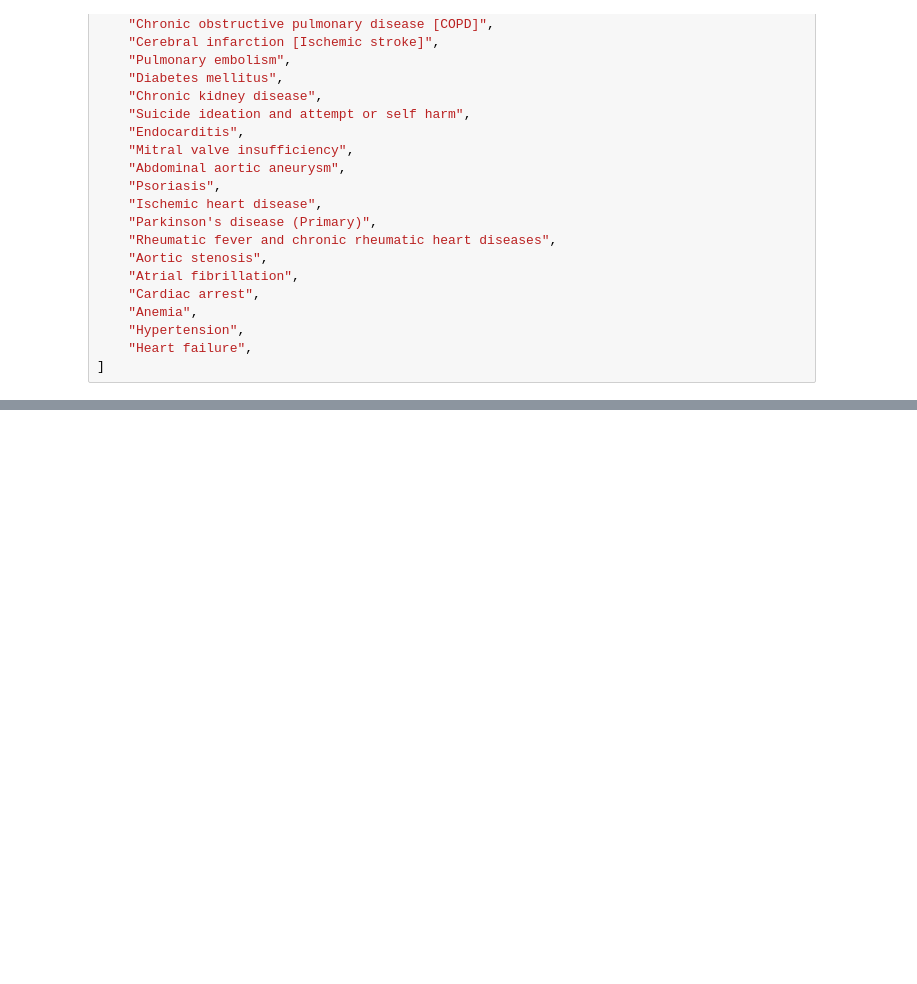
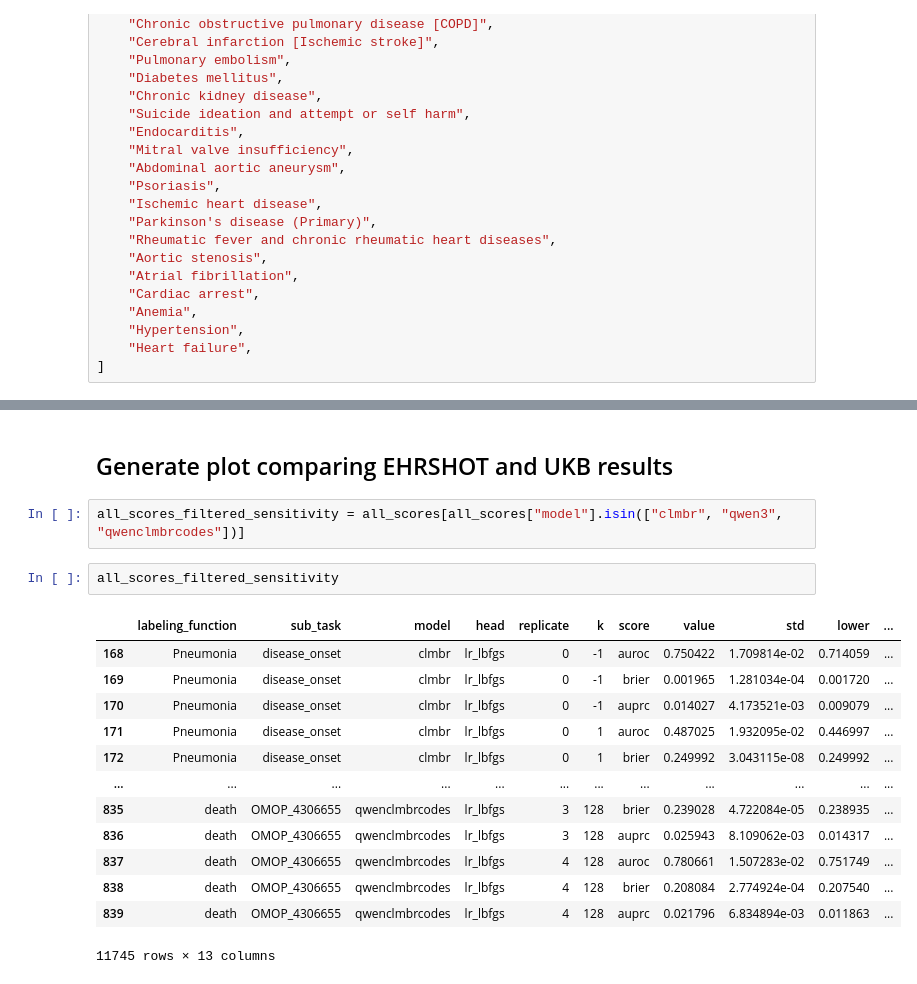
Before and after one commit to stefanhgm/ehrshot-benchmark, a Jupyter notebook: UKB_validation/ResultEvaluation.ipynb, the cells around one changed output, grey strips where cells are left out. Saved outputs shown, nothing was run; the diff lists cells and outputs as text; blank space fills up the shorter version.

```diff
--- a/UKB_validation/ResultEvaluation.ipynb
+++ b/UKB_validation/ResultEvaluation.ipynb
@@ -336,0 +356,20 @@ pretty_table
+# %% [markdown]
+## Generate plot comparing EHRSHOT and UKB results
+# %%
+all_scores_filtered_sensitivity = all_scores[all_scores["model"].isin(["clmbr", "qwen3", "qwenclmbrcodes"])]
+# %%
+all_scores_filtered_sensitivity
+# %% [output]
+|  | labeling_function | sub_task | model | head | replicate | k | score | value | std | lower | ... |
+| 168 | Pneumonia | disease_onset | clmbr | lr_lbfgs | 0 | -1 | auroc | 0.750422 | 1.709814e-02 | 0.714059 | ... |
+| 169 | Pneumonia | disease_onset | clmbr | lr_lbfgs | 0 | -1 | brier | 0.001965 | 1.281034e-04 | 0.001720 | ... |
+| 170 | Pneumonia | disease_onset | clmbr | lr_lbfgs | 0 | -1 | auprc | 0.014027 | 4.173521e-03 | 0.009079 | ... |
+| 171 | Pneumonia | disease_onset | clmbr | lr_lbfgs | 0 | 1 | auroc | 0.487025 | 1.932095e-02 | 0.446997 | ... |
+| 172 | Pneumonia | disease_onset | clmbr | lr_lbfgs | 0 | 1 | brier | 0.249992 | 3.043115e-08 | 0.249992 | ... |
+| ... | ... | ... | ... | ... | ... | ... | ... | ... | ... | ... | ... |
+| 835 | death | OMOP_4306655 | qwenclmbrcodes | lr_lbfgs | 3 | 128 | brier | 0.239028 | 4.722084e-05 | 0.238935 | ... |
+| 836 | death | OMOP_4306655 | qwenclmbrcodes | lr_lbfgs | 3 | 128 | auprc | 0.025943 | 8.109062e-03 | 0.014317 | ... |
+| 837 | death | OMOP_4306655 | qwenclmbrcodes | lr_lbfgs | 4 | 128 | auroc | 0.780661 | 1.507283e-02 | 0.751749 | ... |
+| 838 | death | OMOP_4306655 | qwenclmbrcodes | lr_lbfgs | 4 | 128 | brier | 0.208084 | 2.774924e-04 | 0.207540 | ... |
+| 839 | death | OMOP_4306655 | qwenclmbrcodes | lr_lbfgs | 4 | 128 | auprc | 0.021796 | 6.834894e-03 | 0.011863 | ... |
+11745 rows × 13 columns
```
Also changed, not shown: parts of 22 cells of this notebook, 3 other files.
